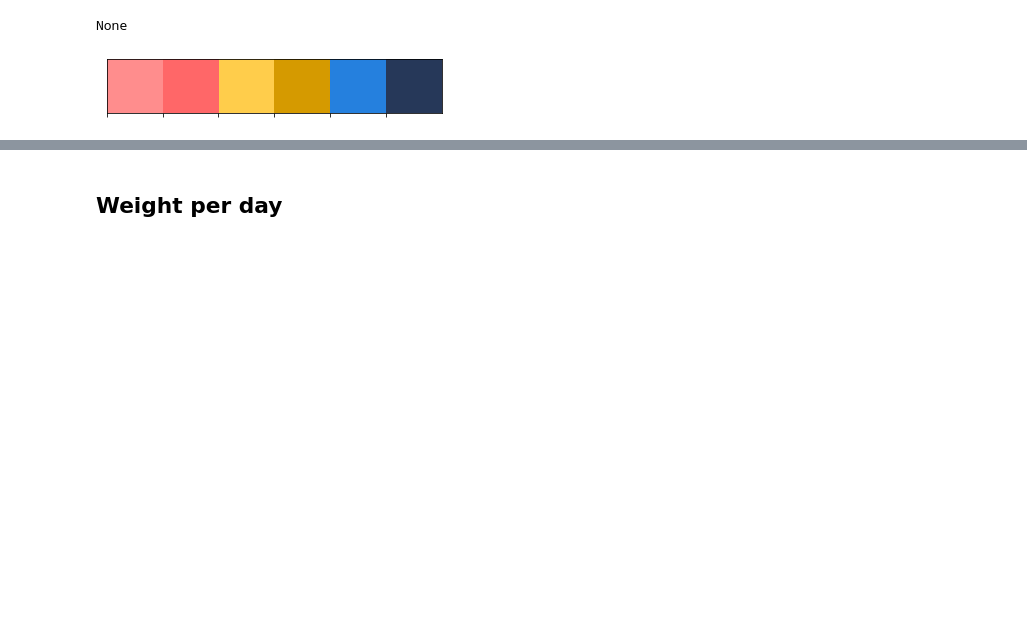
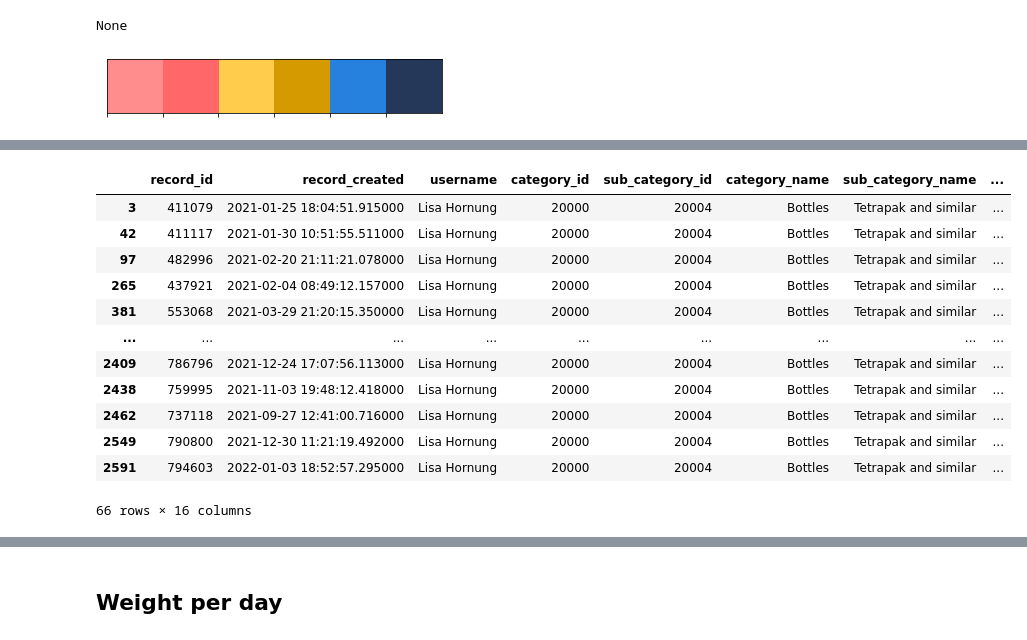
Before and after one commit to Lisa-Ho/plastic-diary, a Jupyter notebook: notebooks/01_data_cleaning.ipynb, the cells around one changed output, grey strips where cells are left out. Drawn from its saved outputs; the diff is of its cells as text; code cells hidden in the pictures; blank space fills up the shorter version.

```diff
--- a/notebooks/01_data_cleaning.ipynb
+++ b/notebooks/01_data_cleaning.ipynb
@@ -52,0 +76,24 @@ df = df[df["date"]< pd.to_datetime("2022-01-01")]
+# %%
+#clean up some of the plastic weight recorded
+#Tetra paks:
+#tetra reocorded as 20g is actually 36g but only 20% are plastic = 7g
+#tetra recorded as 30g is actually 60 but only 20% are plastic = 12g
+df["DV_plastic_weight"] = df["plastic_weight"]
+df.loc[(df["sub_category_id"]==20004) & (df["plastic_weight"]==20), "DV_plastic_weight"] = 8
+df.loc[(df["sub_category_id"]==20004) & (df["plastic_weight"]==30), "DV_plastic_weight"] = 12
+# %%
+df.loc[(df["sub_category_id"]==20004) & (df["plastic_weight"]==30)]
+# %% [output]
+|  | record_id | record_created | username | category_id | sub_category_id | category_name | sub_category_name | ... |
+| 3 | 411079 | 2021-01-25 18:04:51.915000 | Lisa Hornung | 20000 | 20004 | Bottles | Tetrapak and similar | ... |
+| 42 | 411117 | 2021-01-30 10:51:55.511000 | Lisa Hornung | 20000 | 20004 | Bottles | Tetrapak and similar | ... |
+| 97 | 482996 | 2021-02-20 21:11:21.078000 | Lisa Hornung | 20000 | 20004 | Bottles | Tetrapak and similar | ... |
+| 265 | 437921 | 2021-02-04 08:49:12.157000 | Lisa Hornung | 20000 | 20004 | Bottles | Tetrapak and similar | ... |
+| 381 | 553068 | 2021-03-29 21:20:15.350000 | Lisa Hornung | 20000 | 20004 | Bottles | Tetrapak and similar | ... |
+| ... | ... | ... | ... | ... | ... | ... | ... | ... |
+| 2409 | 786796 | 2021-12-24 17:07:56.113000 | Lisa Hornung | 20000 | 20004 | Bottles | Tetrapak and similar | ... |
+| 2438 | 759995 | 2021-11-03 19:48:12.418000 | Lisa Hornung | 20000 | 20004 | Bottles | Tetrapak and similar | ... |
+| 2462 | 737118 | 2021-09-27 12:41:00.716000 | Lisa Hornung | 20000 | 20004 | Bottles | Tetrapak and similar | ... |
+| 2549 | 790800 | 2021-12-30 11:21:19.492000 | Lisa Hornung | 20000 | 20004 | Bottles | Tetrapak and similar | ... |
+| 2591 | 794603 | 2022-01-03 18:52:57.295000 | Lisa Hornung | 20000 | 20004 | Bottles | Tetrapak and similar | ... |
+66 rows × 16 columns
```
Also changed, not shown: parts of 14 cells of this notebook.
